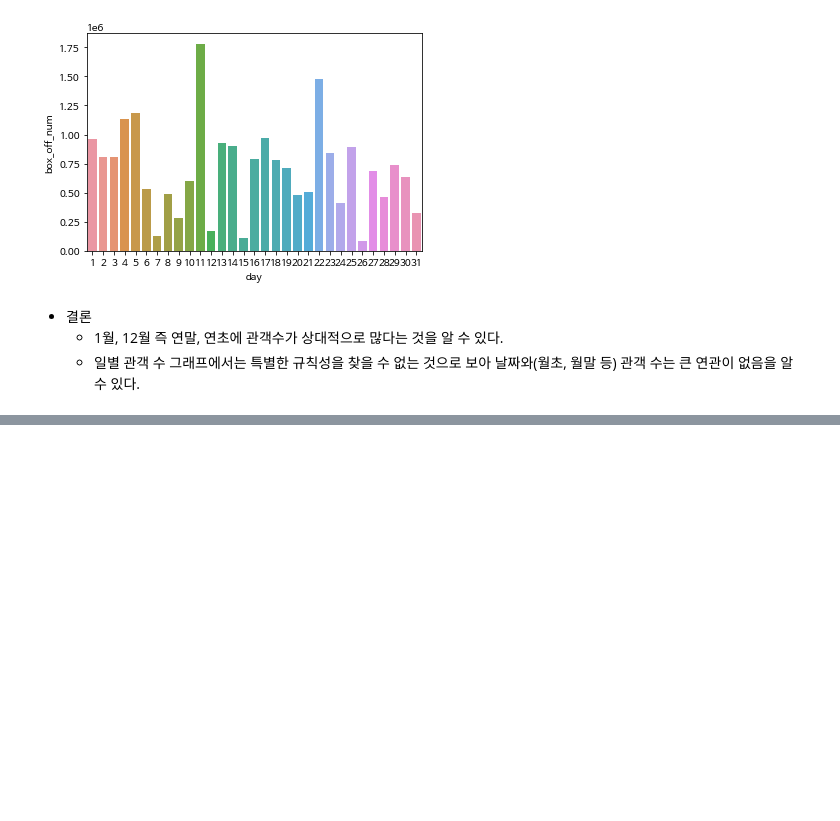
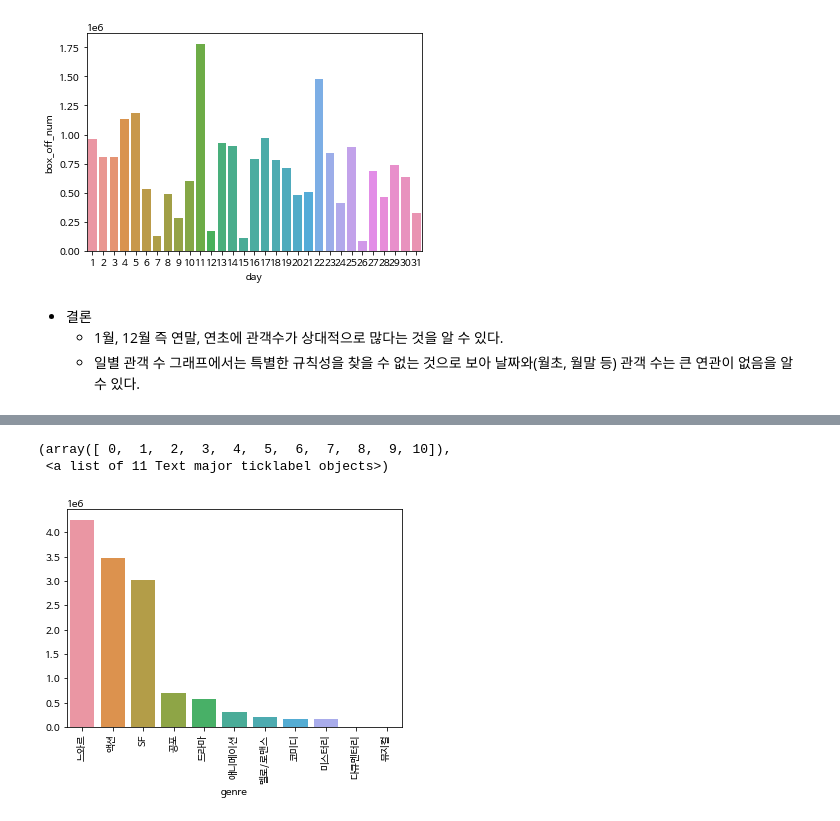
Before and after one commit to min207/ESAA, a Jupyter notebook: 미니프로젝트1.ipynb, the cells around one changed output, grey strips where cells are left out. Cells and saved outputs as stored; diff of their text form; code cells hidden in the pictures; blank space fills up the shorter version.

```diff
--- a/미니프로젝트1.ipynb
+++ b/미니프로젝트1.ipynb
@@ -334,0 +365,9 @@ axes = sns.barplot(x=month_num.index, y=month_num)
+# %%
+# 여름: 장르 별 관객 수
+
+axes2 = sns.barplot(genre_num['summer'].index, genre_num['summer'].values)
+plt.xticks(rotation=90)
+# %% [output]
+(array([ 0,  1,  2,  3,  4,  5,  6,  7,  8,  9, 10]),
+ <a list of 11 Text major ticklabel objects>)
+[figure, added]
```
Also changed, not shown: parts of 11 cells of this notebook.
